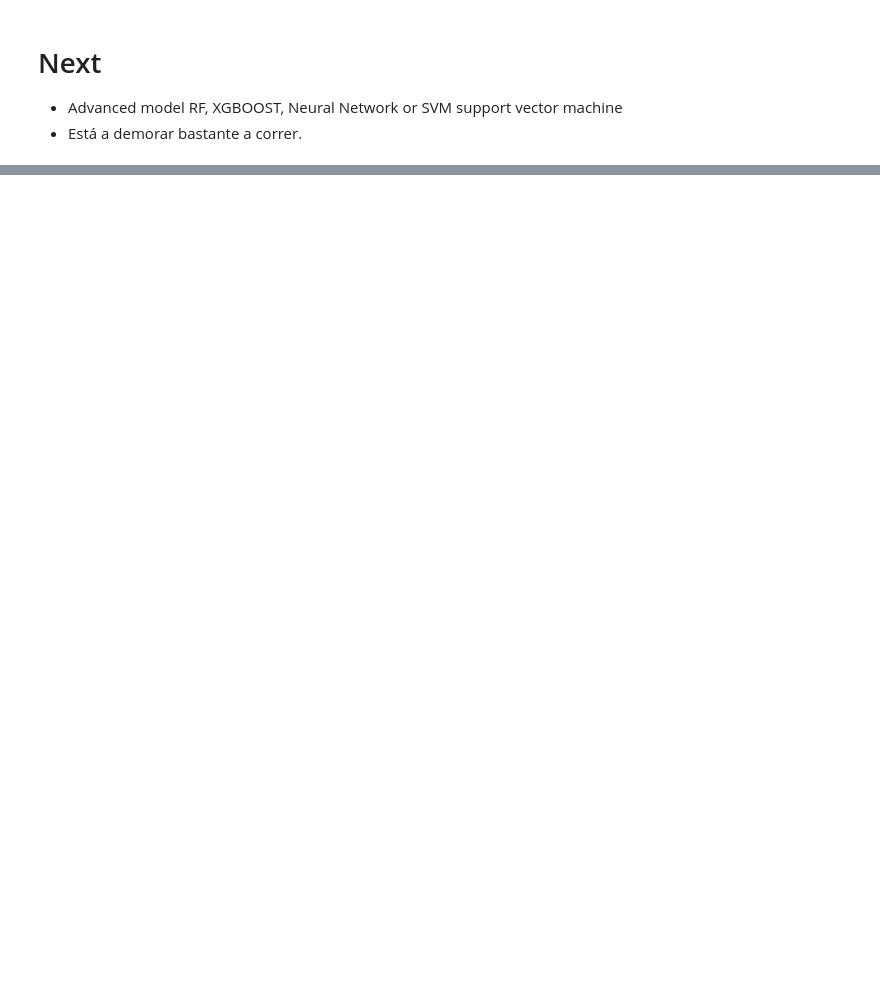
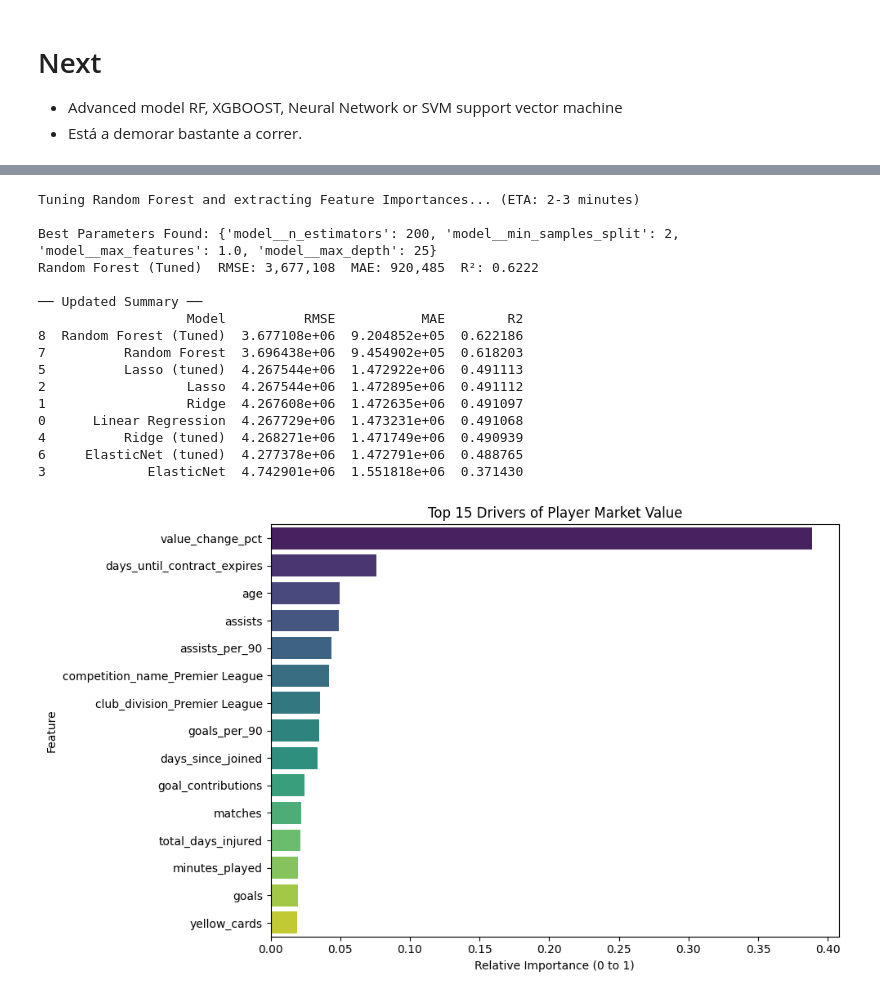
Before and after one commit to LucreziaSalerno/ML-Group-M, a Jupyter notebook: notebooks/models.ipynb, the cells around one changed output, grey strips where cells are left out. Cells and saved outputs as stored; diff of their text form; code cells hidden in the pictures; blank space fills up the shorter version.

Commit message:
Improve linear model run times and add random forest training and tuning

```diff
--- a/notebooks/models.ipynb
+++ b/notebooks/models.ipynb
@@ -188,0 +243,78 @@ Ridge (tuned)         RMSE: 3,759,902  MAE: 1,396,349  R²: 0.6050
+# %%
+import seaborn as sns
+import matplotlib.pyplot as plt
+from sklearn.model_selection import RandomizedSearchCV
+
+print("Tuning Random Forest and extracting Feature Importances... (ETA: 2-3 minutes)")
+
+# 1. Define the parameters we want to test
+param_grid = {
+    'model__n_estimators': [100, 200, 300],          # Number of trees
+    'model__max_depth': [10, 15, 20, 25, None],      # How deep the trees can go
+    'model__min_samples_split': [2, 5, 10],          # Minimum samples required to split a node
+    'model__max_features': ['sqrt', 'log2', 1.0]     # How many features to consider at each split
+}
+
+# 2. Run the Randomized Search
+rf_search = RandomizedSearchCV(
+    estimator=rf_pipe,
+    param_distributions=param_grid,
+    n_iter=15,               # Test 15 different random combinations
+    cv=3,                    # 3-fold cross-validation
+    scoring="neg_root_mean_squared_error",
+    random_state=42,
+    n_jobs=-1                # Use all CPU cores
+)
+
+rf_search.fit(X_train, y_train)
+
+best_rf = rf_search.best_estimator_
+print(f"\nBest Parameters Found: {rf_search.best_params_}")
+
+# Evaluate the newly tuned model
+results.append(evaluate("Random Forest (Tuned)", y_test, best_rf.predict(X_test)))
+
+print("\n── Updated Summary ──")
+print(pd.DataFrame(results).sort_values("RMSE"))
+
+# 3. Extract and Plot Feature Importances
+# Extract the feature names from the preprocessing step
+cat_encoder = best_rf.named_steps['pre'].named_transformers_['cat']
+cat_features = cat_encoder.get_feature_names_out(categorical_features)
+all_features = numeric_features + list(cat_features)
+
+# Extract the importance values from the Random Forest
+importances = best_rf.named_steps['model'].feature_importances_
+
+# Create a clean DataFrame for the plot
+importance_df = pd.DataFrame({
+    'Feature': all_features,
+    'Importance': importances
+}).sort_values(by='Importance', ascending=False)
+
+# Plot the Top 15 Most Important Features
+plt.figure(figsize=(10, 6))
+sns.barplot(data=importance_df.head(15), x='Importance', y='Feature', hue='Feature', palette='viridis', legend=False)
+plt.title('Top 15 Drivers of Player Market Value')
+plt.xlabel('Relative Importance (0 to 1)')
+plt.ylabel('Feature')
+plt.tight_layout()
+plt.show()
+# %% [output]
+Tuning Random Forest and extracting Feature Importances... (ETA: 2-3 minutes)
+
+Best Parameters Found: {'model__n_estimators': 200, 'model__min_samples_split': 2, 'model__max_features': 1.0, 'model__max_depth': 25}
+Random Forest (Tuned)  RMSE: 3,677,108  MAE: 920,485  R²: 0.6222
+
+── Updated Summary ──
+                   Model          RMSE           MAE        R2
+8  Random Forest (Tuned)  3.677108e+06  9.204852e+05  0.622186
+7          Random Forest  3.696438e+06  9.454902e+05  0.618203
+5          Lasso (tuned)  4.267544e+06  1.472922e+06  0.491113
+2                  Lasso  4.267544e+06  1.472895e+06  0.491112
+1                  Ridge  4.267608e+06  1.472635e+06  0.491097
+0      Linear Regression  4.267729e+06  1.473231e+06  0.491068
+4          Ridge (tuned)  4.268271e+06  1.471749e+06  0.490939
+6     ElasticNet (tuned)  4.277378e+06  1.472791e+06  0.488765
+3             ElasticNet  4.742901e+06  1.551818e+06  0.371430
+[figure, added]
```
Also changed, not shown: parts of 6 cells of this notebook.
